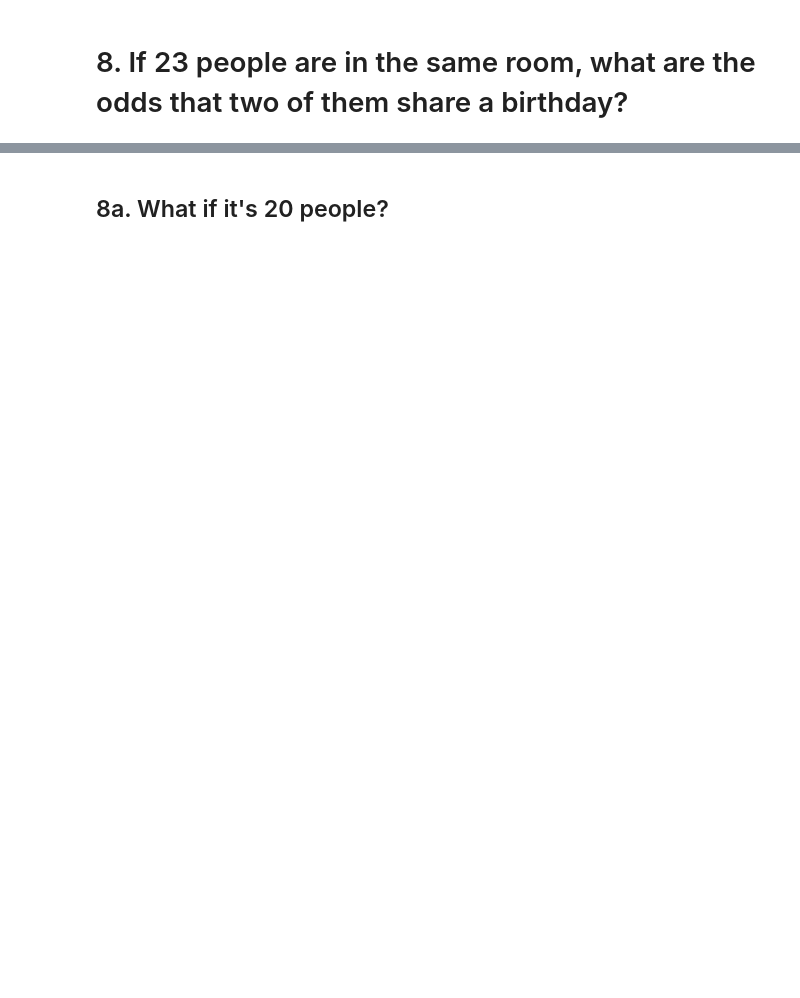
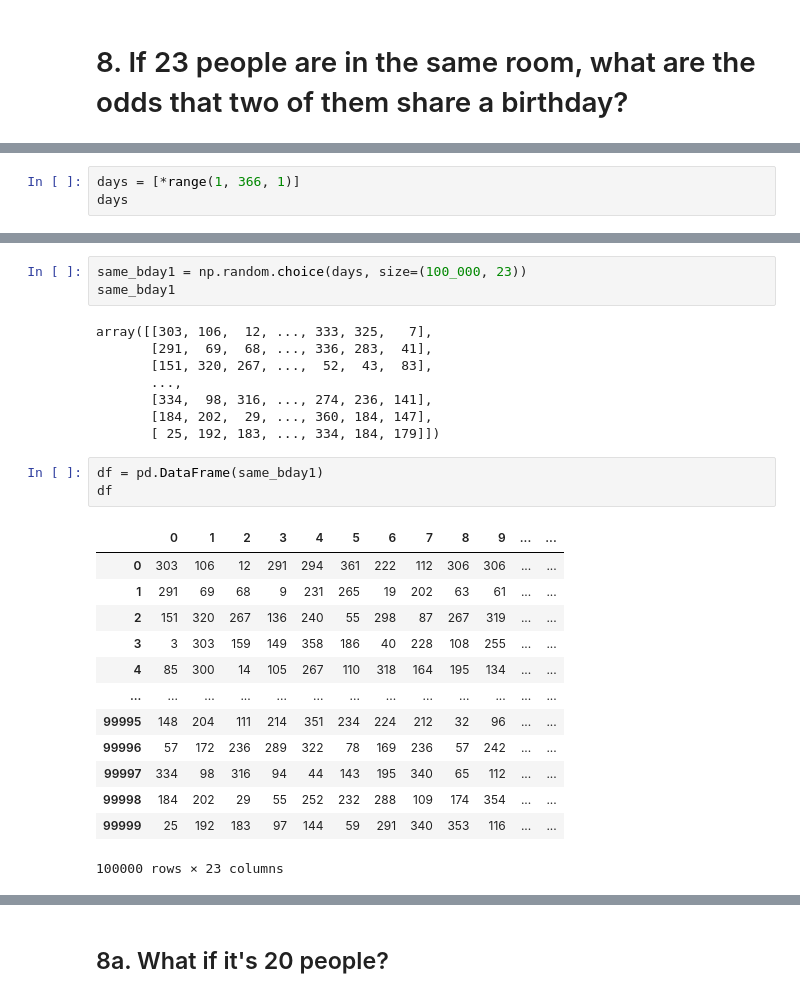
Before and after one commit to o0amandagomez0o/statistics-exercises, a Jupyter notebook: simulation.ipynb, the cells around one changed output, grey strips where cells are left out. Cells and saved outputs as stored; diff of their text form; blank space fills up the shorter version.

```diff
--- a/simulation.ipynb
+++ b/simulation.ipynb
@@ -179,0 +308,3 @@ binom.pmf(k = 1, n = 7, p = .7)
+# %%
+days = [*range(1, 366, 1)]
+days
@@ -179,0 +329,28 @@ binom.pmf(k = 1, n = 7, p = .7)
+# %%
+same_bday1 = np.random.choice(days, size=(100_000, 23))
+same_bday1
+# %% [output]
+array([[303, 106,  12, ..., 333, 325,   7],
+       [291,  69,  68, ..., 336, 283,  41],
+       [151, 320, 267, ...,  52,  43,  83],
+       ...,
+       [334,  98, 316, ..., 274, 236, 141],
+       [184, 202,  29, ..., 360, 184, 147],
+       [ 25, 192, 183, ..., 334, 184, 179]])
+# %%
+df = pd.DataFrame(same_bday1)
+df
+# %% [output]
+|  | 0 | 1 | 2 | 3 | 4 | 5 | 6 | 7 | 8 | 9 | ... | ... |
+| 0 | 303 | 106 | 12 | 291 | 294 | 361 | 222 | 112 | 306 | 306 | ... | ... |
+| 1 | 291 | 69 | 68 | 9 | 231 | 265 | 19 | 202 | 63 | 61 | ... | ... |
+| 2 | 151 | 320 | 267 | 136 | 240 | 55 | 298 | 87 | 267 | 319 | ... | ... |
+| 3 | 3 | 303 | 159 | 149 | 358 | 186 | 40 | 228 | 108 | 255 | ... | ... |
+| 4 | 85 | 300 | 14 | 105 | 267 | 110 | 318 | 164 | 195 | 134 | ... | ... |
+| ... | ... | ... | ... | ... | ... | ... | ... | ... | ... | ... | ... | ... |
+| 99995 | 148 | 204 | 111 | 214 | 351 | 234 | 224 | 212 | 32 | 96 | ... | ... |
+| 99996 | 57 | 172 | 236 | 289 | 322 | 78 | 169 | 236 | 57 | 242 | ... | ... |
+| 99997 | 334 | 98 | 316 | 94 | 44 | 143 | 195 | 340 | 65 | 112 | ... | ... |
+| 99998 | 184 | 202 | 29 | 55 | 252 | 232 | 288 | 109 | 174 | 354 | ... | ... |
+| 99999 | 25 | 192 | 183 | 97 | 144 | 59 | 291 | 340 | 353 | 116 | ... | ... |
+100000 rows × 23 columns
```
Also changed, not shown: parts of 50 cells of this notebook.
